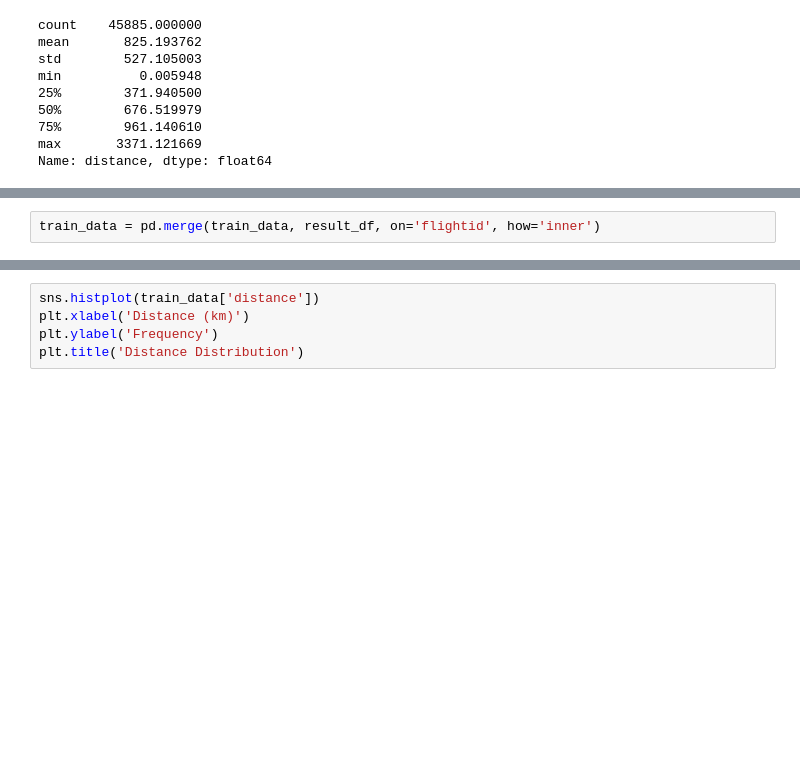
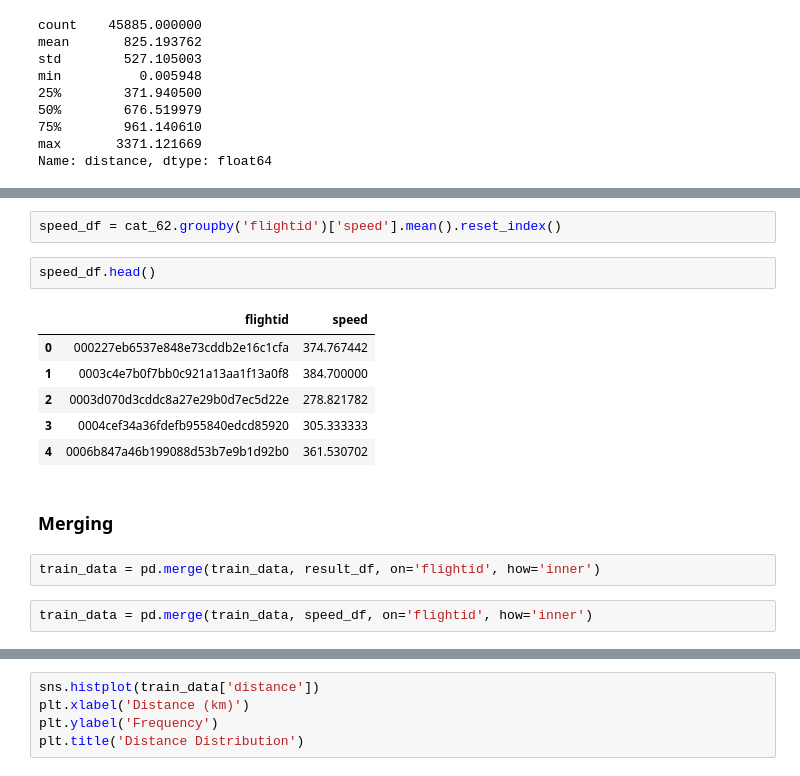
Before and after one commit to InAI-Delta/ita-datascience-2023, a Jupyter notebook: initial_analysis.ipynb, the cells around one changed output, grey strips where cells are left out. Drawn from its saved outputs; the diff is of its cells as text; blank space fills up the shorter version.

```diff
--- a/initial_analysis.ipynb
+++ b/initial_analysis.ipynb
@@ -858,5 +876,20 @@ Name: distance, dtype: float64
+# %%
+speed_df = cat_62.groupby('flightid')['speed'].mean().reset_index()
+# %%
+speed_df.head()
+# %% [output]
+|  | flightid | speed |
+| 0 | 000227eb6537e848e73cddb2e16c1cfa | 374.767442 |
+| 1 | 0003c4e7b0f7bb0c921a13aa1f13a0f8 | 384.700000 |
+| 2 | 0003d070d3cddc8a27e29b0d7ec5d22e | 278.821782 |
+| 3 | 0004cef34a36fdefb955840edcd85920 | 305.333333 |
+| 4 | 0006b847a46b199088d53b7e9b1d92b0 | 361.530702 |
+# %% [markdown]
+### Merging
 # %%
 train_data = pd.merge(train_data, result_df, on='flightid', how='inner')
+# %%
+train_data = pd.merge(train_data, speed_df, on='flightid', how='inner')
 # %%
 train_data.head(5)
 # %% [output]
```
Also changed, not shown: parts of 26 cells of this notebook, 2 other files.
